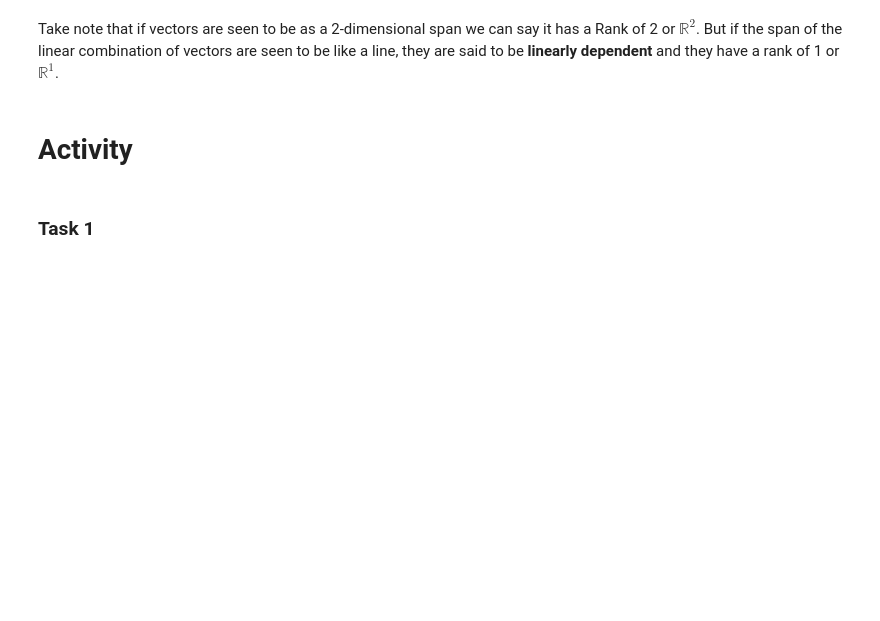
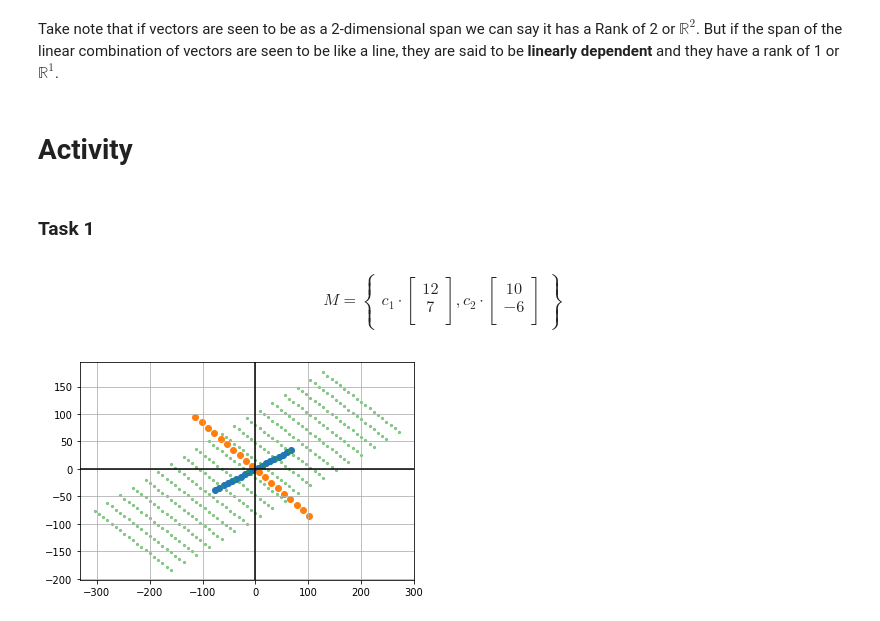
Before and after one commit to emmataguinod/Linear-Algebra_2ndSem, a Jupyter notebook: Assignment_10.ipynb, the cells around one changed output. Saved outputs shown, nothing was run; the diff lists cells and outputs as text; code cells hidden in the pictures; blank space fills up the shorter version.

```diff
--- a/Assignment_10.ipynb
+++ b/Assignment_10.ipynb
@@ -121,3 +121,27 @@ Take note that if vectors are seen to be as a 2-dimensional span we can say it h
 # Activity
 # %% [markdown]
 ### Task 1
+# %% [markdown]
+$$M = \begin{Bmatrix} c_1 \cdot\begin{bmatrix} 12\\7 \\\end{bmatrix},
+c_2 \cdot \begin{bmatrix} 10\\-6 \\\end{bmatrix}\end{Bmatrix} $$
+# %%
+vectP = np.array([12,7])
+vectR = np.array([10,-6])
+
+R = np.arange(-19,19,2)
+
+c1, c2 = np.meshgrid(R,R)
+
+vectR = vectM + vectE
+spanRx = c1*vectP[0] + c2*vectR[0]
+spanRy = c1*vectP[1] + c2*vectR[1]
+plt.scatter(R*vectA[0],R*vectA[1])
+plt.scatter(R*vectB[0],R*vectB[1])
+plt.scatter(spanRx,spanRy, s=5, alpha=0.5)
+
+plt.axhline(y=0, color='k')
+plt.axvline(x=0, color='k')
+plt.grid()
+plt.show()
+# %% [output]
+[figure, added]
```
